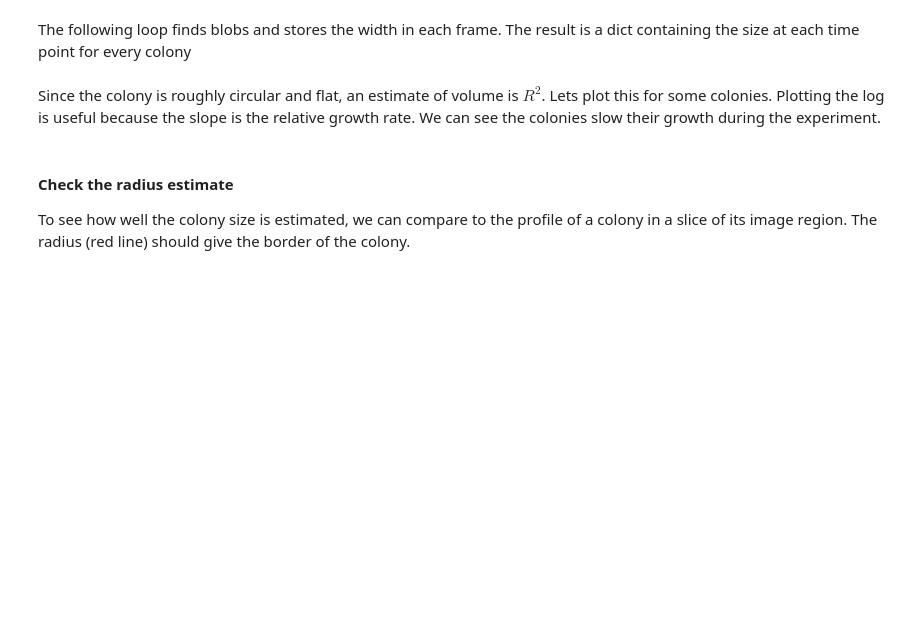
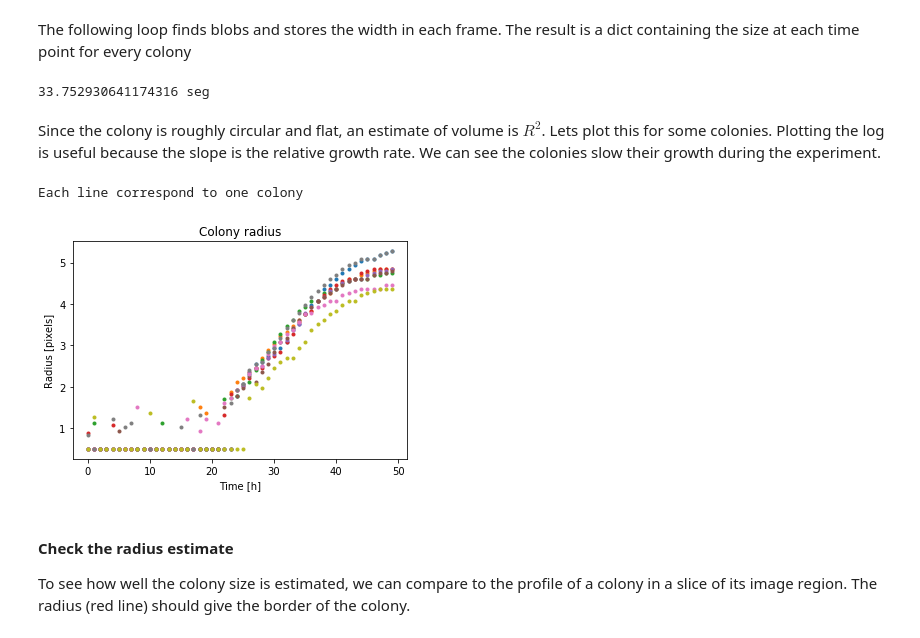
Before and after one commit to RudgeLab/FluoPi, a Jupyter notebook: Examples/Colony_size_and_fluo_full.ipynb, the cells around one changed output. Drawn from its saved outputs; the diff is of its cells as text; code cells hidden in the pictures; blank space fills up the shorter version.

```diff
--- a/Examples/Colony_size_and_fluo_full.ipynb
+++ b/Examples/Colony_size_and_fluo_full.ipynb
@@ -179,14 +238,19 @@ The following loop finds blobs and stores the width in each frame. The result is
 # %%
 import time
 start = time.time()
-R_frame5=fluopi.frame_colony_radius(ACRoisS,Cols,0.37)
+R_frame=fluopi.frame_colony_radius(ACRoisS,Cols,0.37)
 end = time.time()
-print(str(end - start)+' seg')
+print(str(end - start)+' seg') #to know how long it takes to run
+# %% [output]
+33.752930641174316 seg
 # %% [markdown]
 Since the colony is roughly circular and flat, an estimate of volume is $R^2$. Lets plot this for some colonies. Plotting the log is useful because the slope is the relative growth rate. We can see the colonies slow their growth during the experiment.
 # %%
-fluopi.plot_radius(R_frame5, Cols, T)
+fluopi.plot_radius(R_frame, Cols, T)
 print('Each line correspond to one colony')
+# %% [output]
+Each line correspond to one colony
+[figure, added]
 # %% [markdown]
 #### Check the radius estimate
 To see how well the colony size is estimated, we can compare to the profile of a colony in a slice of its image region. The radius (red line) should give the border of the colony.
```
Also changed, not shown: parts of 39 cells of this notebook, 1 other file.
